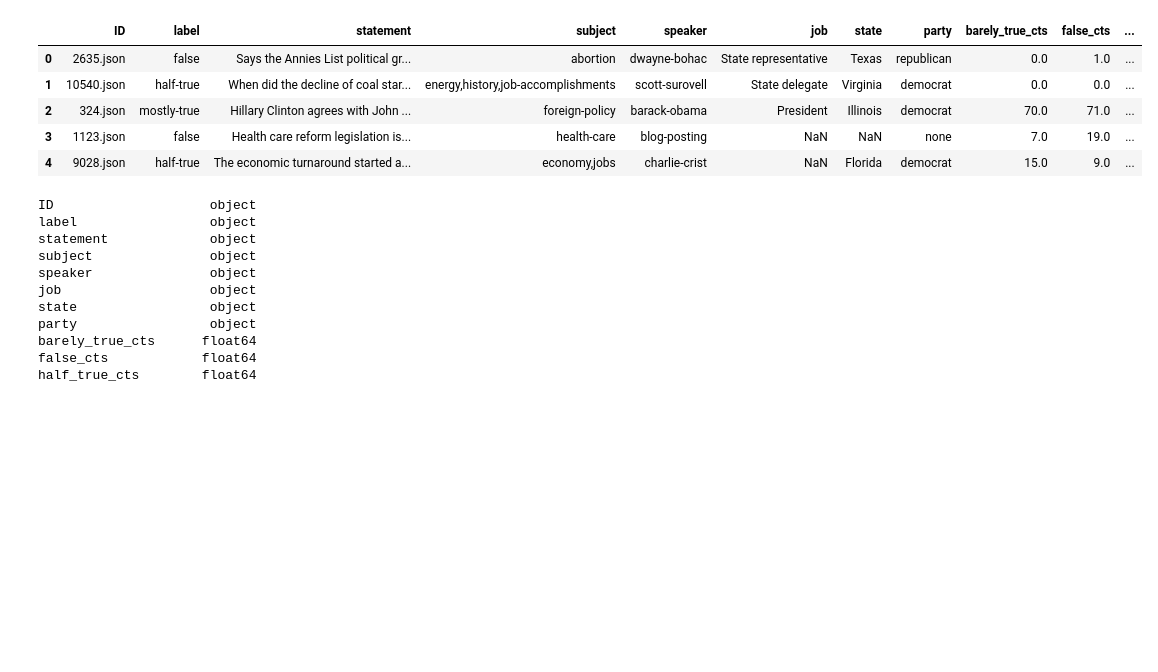
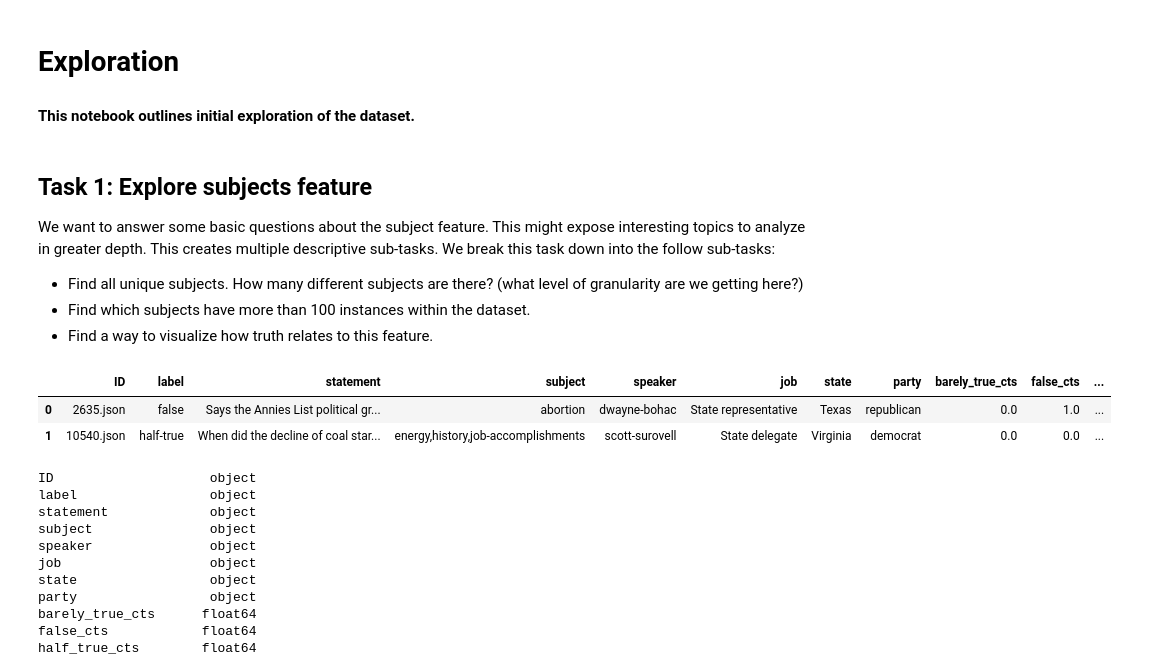
Before and after one commit to mikanikos/Features-of-Lies, a Jupyter notebook: Exploration.ipynb, the cells around one changed output. Drawn from its saved outputs; the diff is of its cells as text; code cells hidden in the pictures; blank space fills up the shorter version.

Commit message:
Basic feature analysis

```diff
--- a/Exploration.ipynb
+++ b/Exploration.ipynb
@@ -9,5 +20,14 @@ import os
 from dateutil.parser import parse
 import datetime as dt
+# %% [markdown]
+# Exploration
+#### This notebook outlines initial exploration of the dataset.
+# %% [markdown]
+## Task 1: Explore subjects feature
+We want to answer some basic questions about the subject feature. This might expose interesting topics to analyze in greater depth. This creates multiple descriptive sub-tasks. We break this task down into the follow sub-tasks:
+- Find all unique subjects. How many different subjects are there? (what level of granularity are we getting here?)
+- Find which subjects have more than 100 instances within the dataset.
+- Find a way to visualize how truth relates to this feature.
 # %%
 ## Define paths
 DATA_FOLDER = './liar_dataset/'
@@ -15,18 +35,15 @@ DATA_PATH = DATA_FOLDER + 'train.tsv'
 # %%
 ## Load raw data
 cols = ["ID", "label", "statement", "subject", "speaker", "job", "state", "party", "barely_true_cts",
         "false_cts", "half_true_cts", "mostly_true_cts", "pants_on_fire_cts", "context"]
 
 df_raw = pd.read_table(DATA_PATH, header=None)
 df_raw.columns = cols
-df_raw.head()
+df_raw.head(2)
 # %% [output]
 |  | ID | label | statement | subject | speaker | job | state | party | barely_true_cts | false_cts | ... |
 | 0 | 2635.json | false | Says the Annies List political gr... | abortion | dwayne-bohac | State representative | Texas | republican | 0.0 | 1.0 | ... |
 | 1 | 10540.json | half-true | When did the decline of coal star... | energy,history,job-accomplishments | scott-surovell | State delegate | Virginia | democrat | 0.0 | 0.0 | ... |
-| 2 | 324.json | mostly-true | Hillary Clinton agrees with John ... | foreign-policy | barack-obama | President | Illinois | democrat | 70.0 | 71.0 | ... |
-| 3 | 1123.json | false | Health care reform legislation is... | health-care | blog-posting | NaN | NaN | none | 7.0 | 19.0 | ... |
-| 4 | 9028.json | half-true | The economic turnaround started a... | economy,jobs | charlie-crist | NaN | Florida | democrat | 15.0 | 9.0 | ... |
 # %%
 ## Check types and shape
 print(df_raw.dtypes)
```
Also changed, not shown: parts of 39 cells of this notebook, 1 other file.
